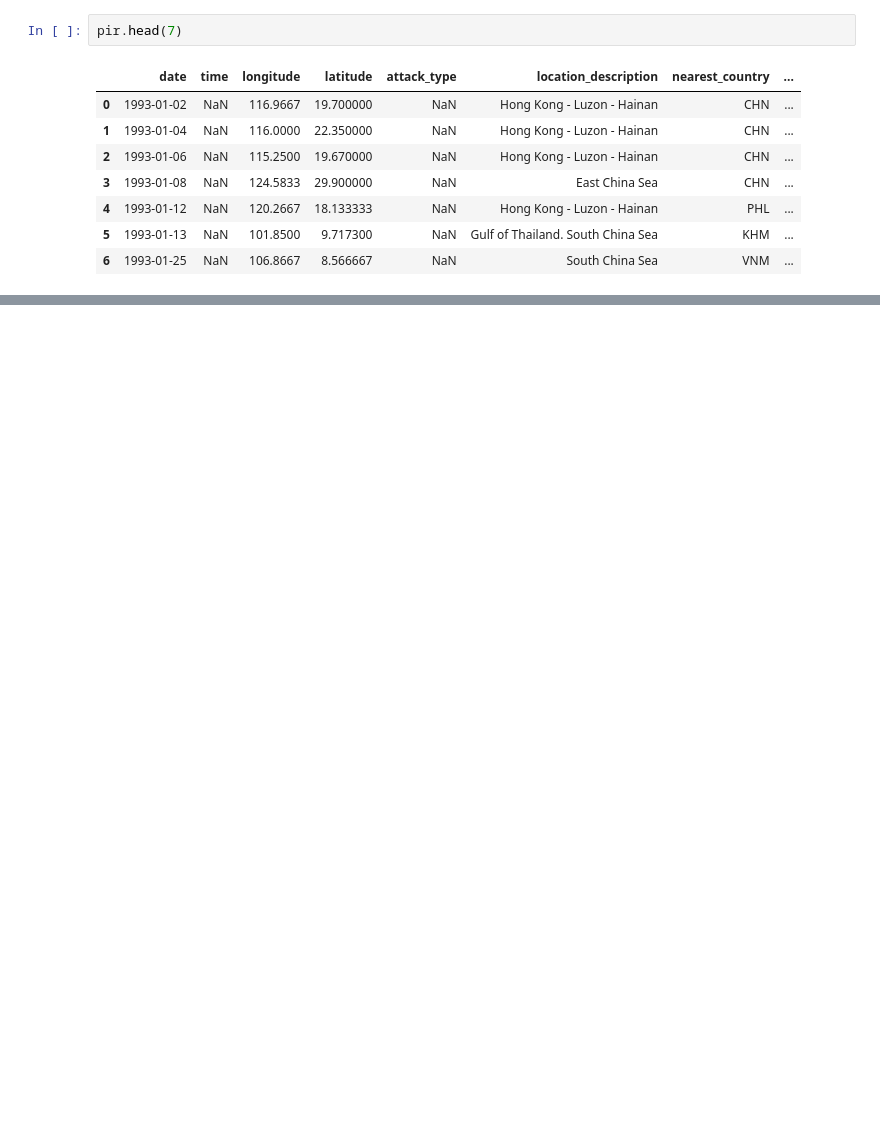
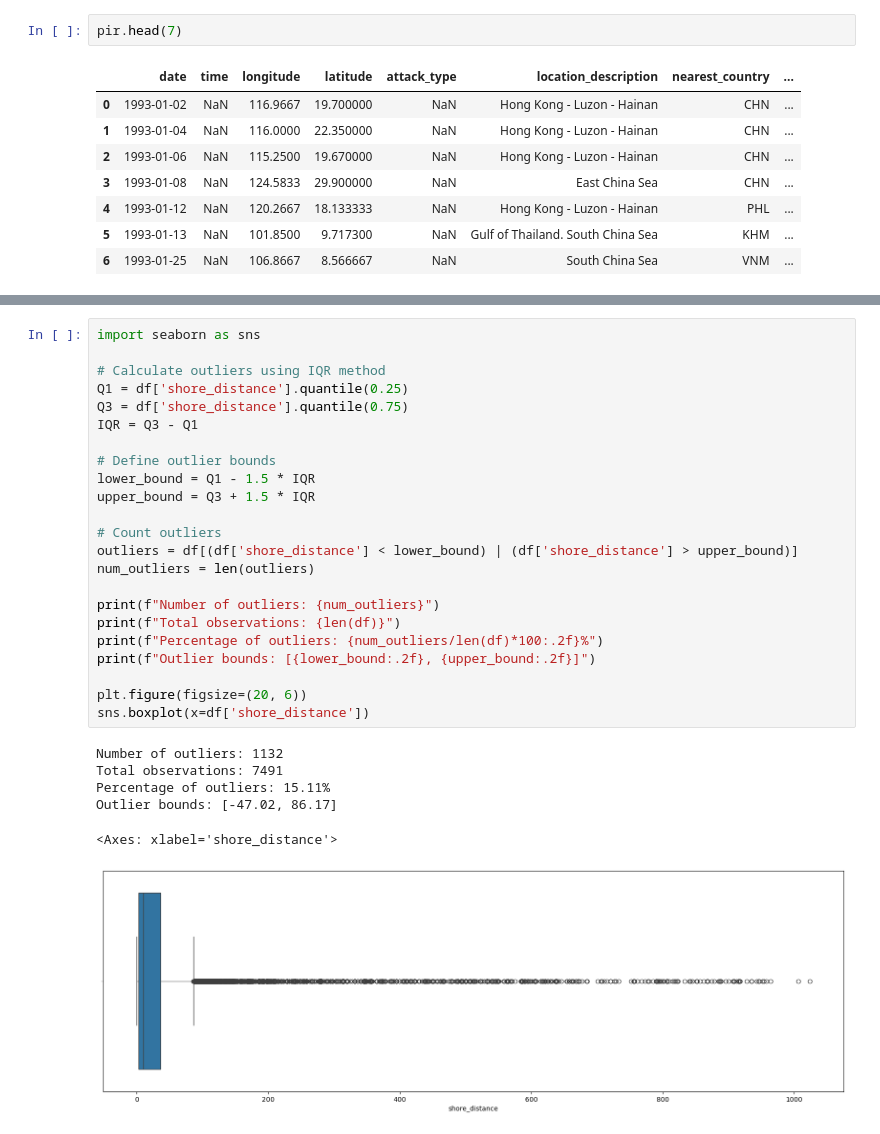
Before and after one commit to zuweii/datamining, a Jupyter notebook: piracy.ipynb, the cells around one changed output, grey strips where cells are left out. Cells and saved outputs as stored; diff of their text form; blank space fills up the shorter version.

```diff
--- a/piracy.ipynb
+++ b/piracy.ipynb
@@ -331,0 +368,30 @@ Name: count, dtype: int64
+# %%
+import seaborn as sns
+
+# Calculate outliers using IQR method
+Q1 = df['shore_distance'].quantile(0.25)
+Q3 = df['shore_distance'].quantile(0.75)
+IQR = Q3 - Q1
+
+# Define outlier bounds
+lower_bound = Q1 - 1.5 * IQR
+upper_bound = Q3 + 1.5 * IQR
+
+# Count outliers
+outliers = df[(df['shore_distance'] < lower_bound) | (df['shore_distance'] > upper_bound)]
+num_outliers = len(outliers)
+
+print(f"Number of outliers: {num_outliers}")
+print(f"Total observations: {len(df)}")
+print(f"Percentage of outliers: {num_outliers/len(df)*100:.2f}%")
+print(f"Outlier bounds: [{lower_bound:.2f}, {upper_bound:.2f}]")
+
+plt.figure(figsize=(20, 6))
+sns.boxplot(x=df['shore_distance'])
+# %% [output]
+Number of outliers: 1132
+Total observations: 7491
+Percentage of outliers: 15.11%
+Outlier bounds: [-47.02, 86.17]
+<Axes: xlabel='shore_distance'>
+[figure, added]
```
Also changed, not shown: parts of 45 cells of this notebook, 1 other file.
